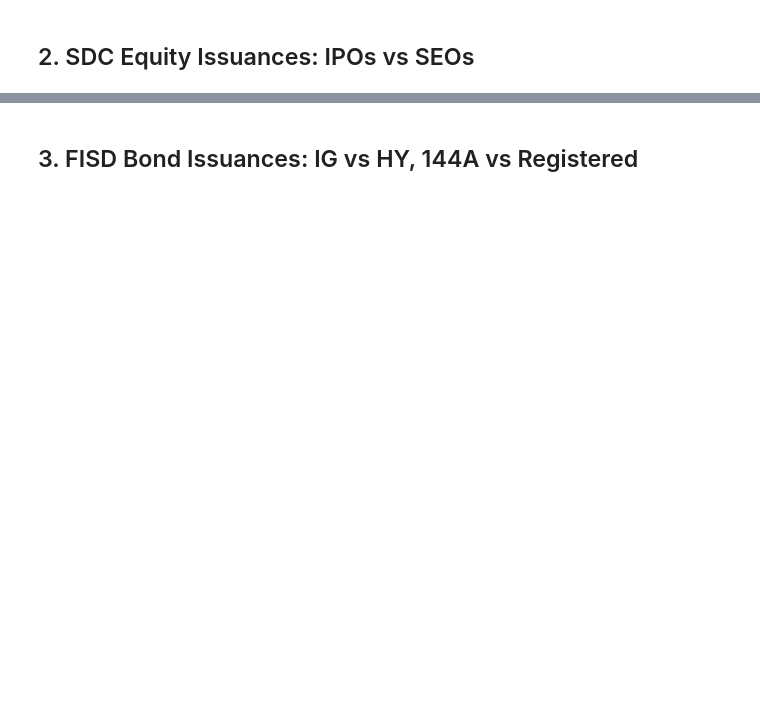
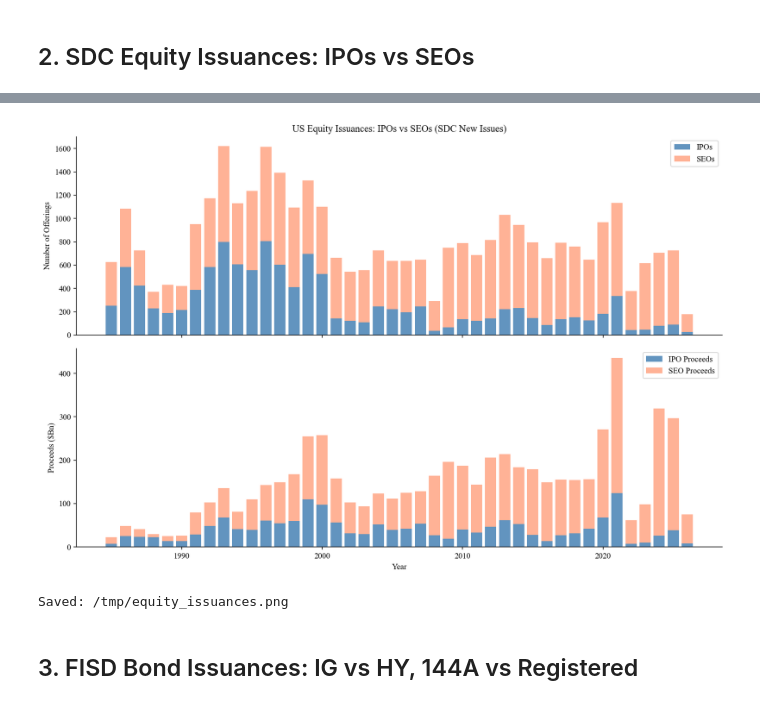
Before and after one commit to edwinhu/claude-plugins, a Jupyter notebook: skills/wrds/examples/sdc_issuances_eda.ipynb, the cells around one changed output, grey strips where cells are left out. Saved outputs shown, nothing was run; the diff lists cells and outputs as text; code cells hidden in the pictures; blank space fills up the shorter version.

```diff
--- a/skills/wrds/examples/sdc_issuances_eda.ipynb
+++ b/skills/wrds/examples/sdc_issuances_eda.ipynb
@@ -168,14 +216,16 @@ print(f'Clean SEOs:  {len(df_seo):,}')
 # %%
 # Annual IPO and SEO counts
 ipo_annual = df_ipo.groupby('issue_year').agg(
-    n_ipos=('deal_no', 'count'),
-    proceeds_bn=('proceeds', lambda x: x.sum() / 1e3)
+    n_ipos=('master_deal_no', 'count'),
+    proceeds_bn=('proceeds_mm', lambda x: x.sum() / 1e3)
 )
 seo_annual = df_seo.groupby('issue_year').agg(
-    n_seos=('deal_no', 'count'),
-    proceeds_bn=('proceeds', lambda x: x.sum() / 1e3)
+    n_seos=('master_deal_no', 'count'),
+    proceeds_bn=('proceeds_mm', lambda x: x.sum() / 1e3)
 )
 
-equity_annual = ipo_annual.join(seo_annual, how='outer', lsuffix='_ipo', rsuffix='_seo').fillna(0)
-equity_annual = equity_annual[equity_annual.index.between(1985, 2024)]
+equity_annual = ipo_annual.join(
+    seo_annual, how='outer', lsuffix='_ipo', rsuffix='_seo'
+).fillna(0)
+equity_annual = equity_annual[(equity_annual.index >= 1985) & (equity_annual.index <= 2026)]
 print(equity_annual.tail(10))
@@ -182,28 +245,33 @@ print(equity_annual.tail(10))
 # %%
 # Plot IPO vs SEO counts
 fig, axes = plt.subplots(2, 1, figsize=(12, 8), sharex=True)
 
 ax0, ax1 = axes
 ax0.bar(equity_annual.index, equity_annual['n_ipos'], color='steelblue',
         label='IPOs', alpha=0.85)
-ax0.bar(equity_annual.index, equity_annual['n_seos'], bottom=0,
+ax0.bar(equity_annual.index, equity_annual['n_seos'],
+        bottom=equity_annual['n_ipos'],
         color='coral', alpha=0.6, label='SEOs')
 ax0.set_ylabel('Number of Offerings')
 ax0.set_title('US Equity Issuances: IPOs vs SEOs (SDC New Issues)')
 ax0.legend()
 
 ax1.bar(equity_annual.index, equity_annual['proceeds_bn_ipo'],
         color='steelblue', label='IPO Proceeds', alpha=0.85)
 ax1.bar(equity_annual.index, equity_annual['proceeds_bn_seo'],
-        bottom=0, color='coral', alpha=0.6, label='SEO Proceeds')
+        bottom=equity_annual['proceeds_bn_ipo'],
+        color='coral', alpha=0.6, label='SEO Proceeds')
 ax1.set_ylabel('Proceeds ($Bn)')
 ax1.set_xlabel('Year')
 ax1.legend()
 
 plt.tight_layout()
 plt.savefig('/tmp/equity_issuances.png', dpi=150, bbox_inches='tight')
 plt.show()
 print('Saved: /tmp/equity_issuances.png')
+# %% [output]
+[figure, added]
+Saved: /tmp/equity_issuances.png
 # %% [markdown]
 ## 3. FISD Bond Issuances: IG vs HY, 144A vs Registered
 # %%
```
Also changed, not shown: parts of 15 cells of this notebook, 7 other files.
